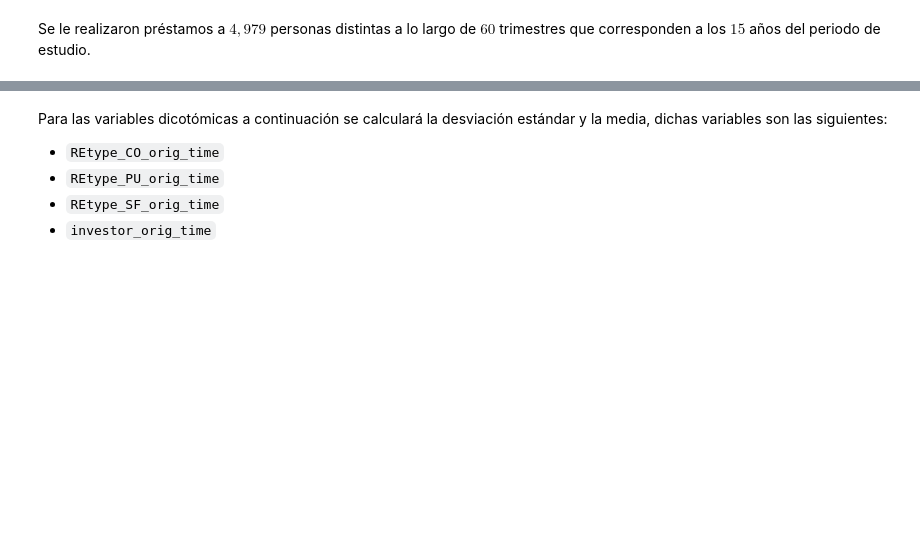
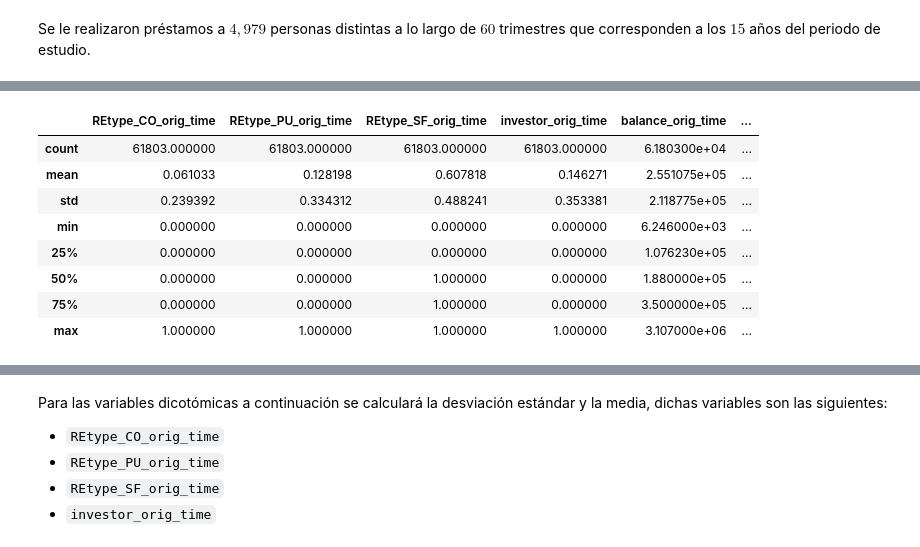
Before and after one commit to arenitss/Proyecto_Final_Analisis_Numerico_Computo_Cientifico, a Jupyter notebook: Reporte/Reporte.ipynb, the cells around one changed output, grey strips where cells are left out. Saved outputs shown, nothing was run; the diff lists cells and outputs as text; code cells hidden in the pictures; blank space fills up the shorter version.

```diff
--- a/Reporte/Reporte.ipynb
+++ b/Reporte/Reporte.ipynb
@@ -379,0 +440,14 @@ Se le realizaron préstamos a $4,979$ personas distintas a lo largo de $60$ trim
+# %%
+selected_data[['REtype_CO_orig_time', 'REtype_PU_orig_time', 'REtype_SF_orig_time', 'investor_orig_time',
+             'balance_orig_time', 'FICO_orig_time', 'LTV_orig_time', 'Interest_Rate_orig_time', 'state_orig_time',
+             'hpi_orig_time','default_time']].describe()
+# %% [output]
+|  | REtype_CO_orig_time | REtype_PU_orig_time | REtype_SF_orig_time | investor_orig_time | balance_orig_time | ... |
+| count | 61803.000000 | 61803.000000 | 61803.000000 | 61803.000000 | 6.180300e+04 | ... |
+| mean | 0.061033 | 0.128198 | 0.607818 | 0.146271 | 2.551075e+05 | ... |
+| std | 0.239392 | 0.334312 | 0.488241 | 0.353381 | 2.118775e+05 | ... |
+| min | 0.000000 | 0.000000 | 0.000000 | 0.000000 | 6.246000e+03 | ... |
+| 25% | 0.000000 | 0.000000 | 0.000000 | 0.000000 | 1.076230e+05 | ... |
+| 50% | 0.000000 | 0.000000 | 1.000000 | 0.000000 | 1.880000e+05 | ... |
+| 75% | 0.000000 | 0.000000 | 1.000000 | 0.000000 | 3.500000e+05 | ... |
+| max | 1.000000 | 1.000000 | 1.000000 | 1.000000 | 3.107000e+06 | ... |
```
Also changed, not shown: parts of 45 cells of this notebook, 1 other file.
